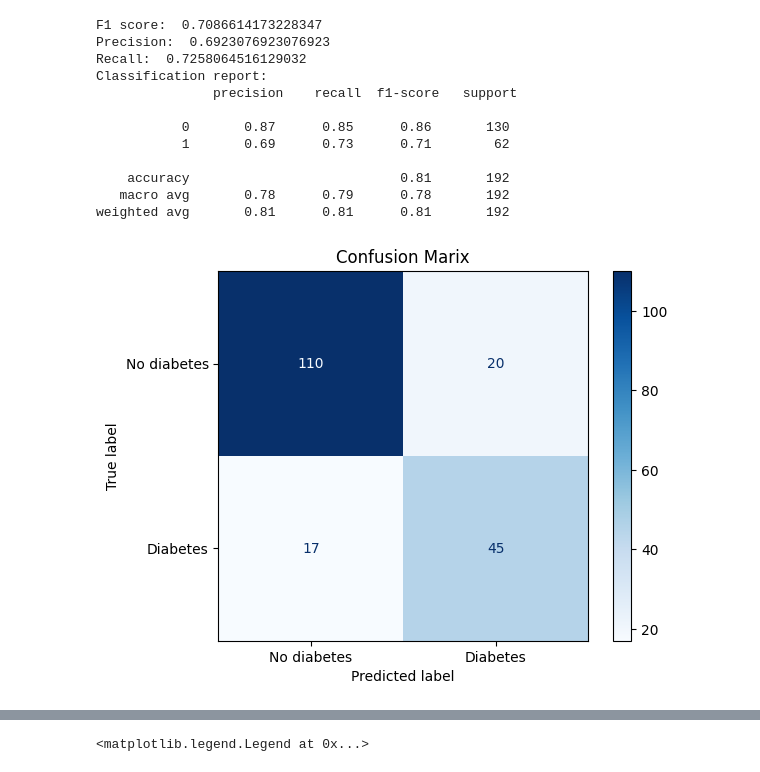
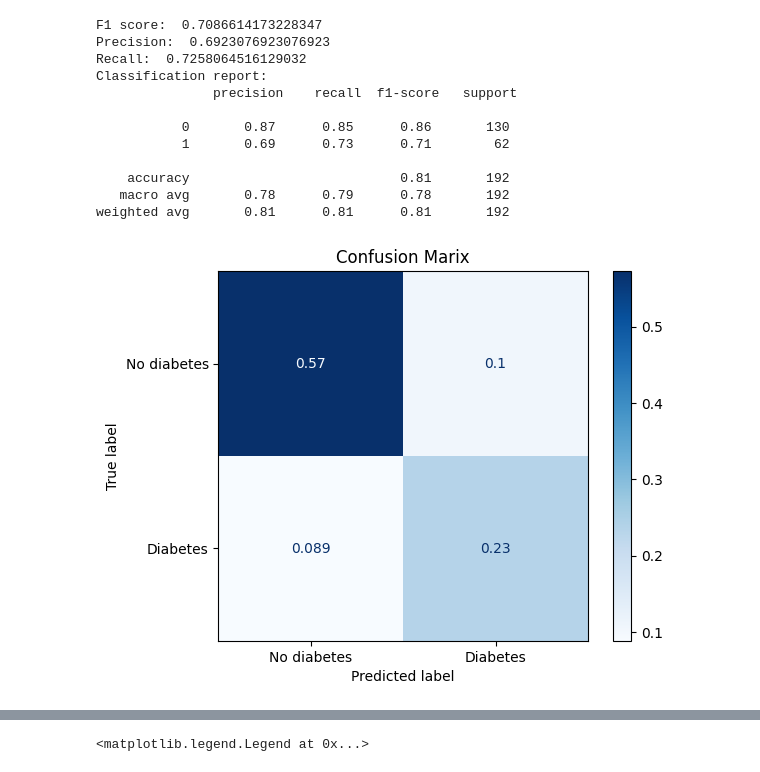
Before and after one commit to Timo4D/MachineLearning-SoSe2024, a Jupyter notebook: final_tree.ipynb, the cells around one changed output, grey strips where cells are left out. Drawn from its saved outputs; the diff is of its cells as text; code cells hidden in the pictures.

```diff
--- a/final_tree.ipynb
+++ b/final_tree.ipynb
@@ -245,9 +243,9 @@ Classification report:
    macro avg       0.78      0.79      0.78       192
 weighted avg       0.81      0.81      0.81       192
 # %%
-plot_confusion_matrix(confusion_matrix(y_test, y_pred_less))
+plot_confusion_matrix(confusion_matrix(y_test, y_pred_less, normalize='all'))
 # %% [output]
-[figure, old version]
+[figure, new version]
 # %%
 from sklearn.tree import export_graphviz
 export_graphviz(tree, out_file="final_tree.dot", impurity=False, filled=True, feature_names=data.columns[:-1])
```
Also changed, not shown: parts of 4 cells of this notebook.
